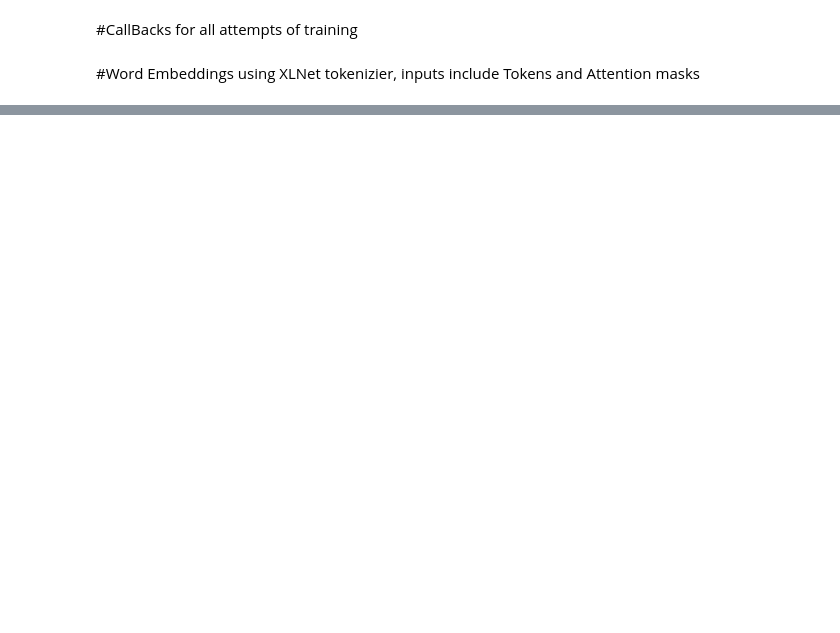
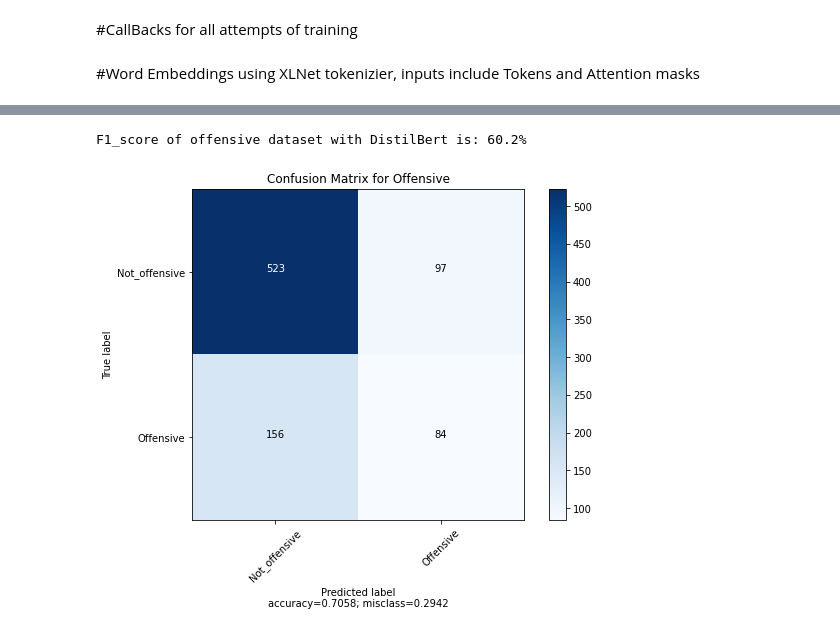
Before and after one commit to gibsonx/CE888, a Jupyter notebook: Assignment/Assignment_2.ipynb, the cells around one changed output, grey strips where cells are left out. Drawn from its saved outputs; the diff is of its cells as text; code cells hidden in the pictures; blank space fills up the shorter version.

```diff
--- a/Assignment/Assignment_2.ipynb
+++ b/Assignment/Assignment_2.ipynb
@@ -73,3 +73,6 @@ offensive = DataPrep(base_dir, 'offensive')
 offensive_dict_train, offensive_dict_val, offensive_dict_test = offensive.dataframe()
 df_offensive = offensive.dataframe_merge()
 not_offensive, offensive = offensive.binary_split()
+# %%
+# irony_dict_train = imbalance_under_sampling(irony_dict_train)
+offensive_dict_train = imbalance_under_sampling(offensive_dict_train)
@@ -202,0 +324,2 @@ auc_plot_metrics(preds_hate, hate_dict_test.label);
+# %%
+XLNet_offensive = create_model(xlnet_model)
@@ -202,0 +329,2 @@ auc_plot_metrics(preds_hate, hate_dict_test.label);
+# %%
+hist_xl_offensive = XLNet_offensive.fit(x=xl_offensive_train_input, y=offensive_dict_train.label, epochs=25, batch_size=16, validation_data=(xl_offensive_val_input, offensive_dict_val.label), callbacks=callbacks)
@@ -202,0 +340,2 @@ auc_plot_metrics(preds_hate, hate_dict_test.label);
+# %%
+preds_xl_offensive = XLNet_offensive.predict(xl_offensive_test_input, verbose=True)
@@ -202,0 +346,9 @@ auc_plot_metrics(preds_hate, hate_dict_test.label);
+# %%
+offensive_pred_xl_label = [i[0] for i in preds_xl_offensive.round().astype(int)]
+cm = confusion_matrix(offensive_dict_test.label,offensive_pred_xl_label)
+f1_xl_offensive = f1_score(offensive_dict_test.label,offensive_pred_xl_label,average='macro')
+print("F1_score of offensive dataset with DistilBert is: %.1f%%" % round(f1_xl_offensive * 100,1))
+plot_confusion_matrix(cm, normalize=False,target_names=['Not_offensive', 'Offensive'],title="Confusion Matrix for Offensive")
+# %% [output]
+F1_score of offensive dataset with DistilBert is: 60.2%
+[figure, added]
```
Also changed, not shown: parts of 30 cells of this notebook.
